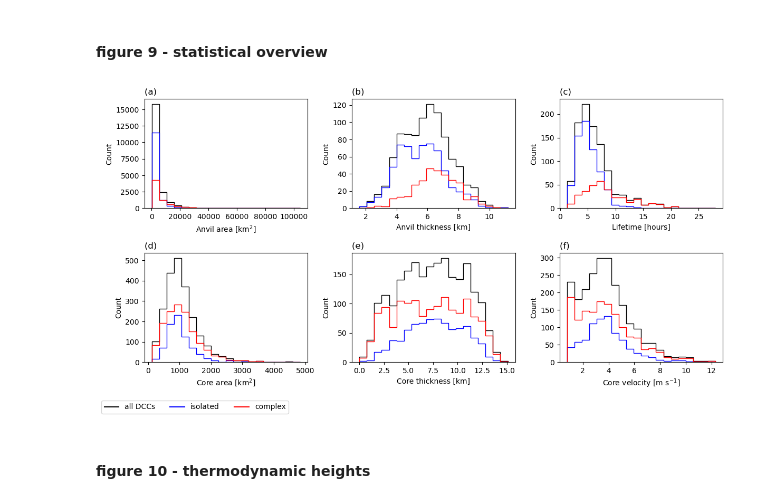
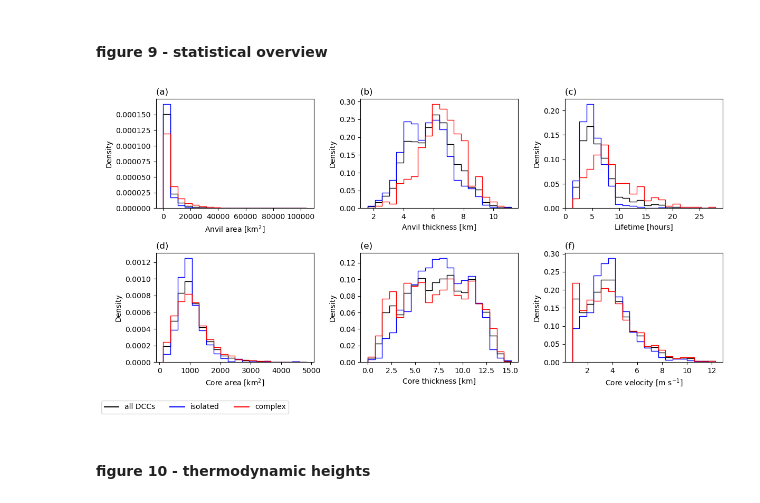
Before and after one commit to mathilde-ritman/acp_submission, a Jupyter notebook: scripts/plotting/02.results_figures.ipynb, the cells around one changed output. Saved outputs shown, nothing was run; the diff lists cells and outputs as text; code cells hidden in the pictures.

```diff
--- a/scripts/plotting/02.results_figures.ipynb
+++ b/scripts/plotting/02.results_figures.ipynb
@@ -56,5 +34,5 @@ os.listdir(datadir/'dcc_statistics')
 # %%
-files = list(datadir.glob("dcc_statisticsV3/*.nc"))
+files = list(datadir.glob("dcc_statistics/*.nc"))
 ds = xr.open_mfdataset(files, concat_dim='system', combine='nested', decode_times=False)
 ds['lifetime_hours'] = (ds['lifetime']*np.timedelta64(1, "s")) / np.timedelta64(1, "h")
 # %%
@@ -115,41 +93,41 @@ c1,c2,c3 = 'k','b','r'
 # histograms of key properties
 
 def make_hists(ax, ds, v, params):
-    hist, bins, _ = ax.hist(ds[v].values.ravel(), bins=20, **params) # all
-    ax.hist(ds[v].where(ds.is_isolated==1).values.ravel(), bins=bins, histtype='step', ec=c2) # isolated
-    ax.hist(ds[v].where(ds.is_isolated==0).values.ravel(), bins=bins, histtype='step', ec=c3) # complex
+    hist, bins, _ = ax.hist(ds[v].values.ravel(), bins=20, density=1, **params) # all
+    ax.hist(ds[v].where(ds.is_isolated==1).values.ravel(), bins=bins, histtype='step', ec=c2, density=1) # isolated
+    ax.hist(ds[v].where(ds.is_isolated==0).values.ravel(), bins=bins, histtype='step', ec=c3, density=1) # complex
 
 params = dict(color='grey', histtype='step', ec=c1)
 fig, axs = plt.subplots(2,3,figsize=(12,6),layout='tight')
 
 row = axs[0,:]
 for i,v in enumerate(dcc_variables):
     ax = row[i]
     make_hists(ax, ds, v, params)
-    ax.set(ylabel='Count', xlabel=titles[v])
+    ax.set(ylabel='Density', xlabel=titles[v])
 
 row = axs[1,:]
 for i,v in enumerate(cc_variables):
     ax = row[i]
     make_hists(ax, ds, v, params)
-    ax.set(ylabel='Count', xlabel=titles[v])
+    ax.set(ylabel='Density', xlabel=titles[v])
 
 for i, ax in enumerate(axs.flat):
     ax.set_title(alphabet[i], loc='left')
 
 for j,_ in enumerate(row):
     if j>i:
         row[j].axis('off')
 
 # legend
 ax.plot([],[], c=c1, label='all DCCs')
 ax.plot([],[], c=c2, label='isolated')
 ax.plot([],[], c=c3, label='complex')
 fig.legend(loc='upper left', bbox_to_anchor=(0,0), ncols=3)
 
 fig.savefig(savedir / f'fig09.{ext}', dpi=dpi, bbox_inches='tight')
 # %% [output]
-[figure, old version]
+[figure, new version]
 # %% [markdown]
 #### figure 10 - thermodynamic heights
 # %%
```
Also changed, not shown: parts of 3 cells of this notebook, 9 other files.
